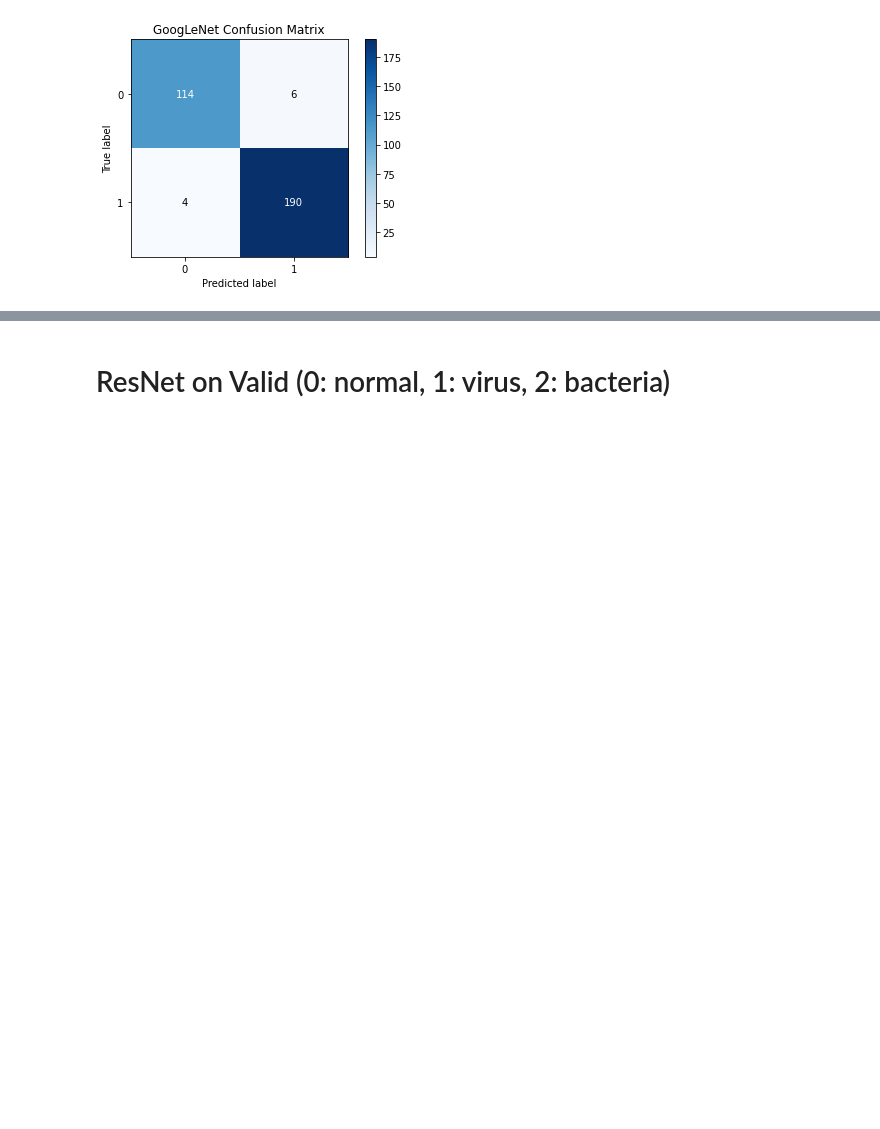
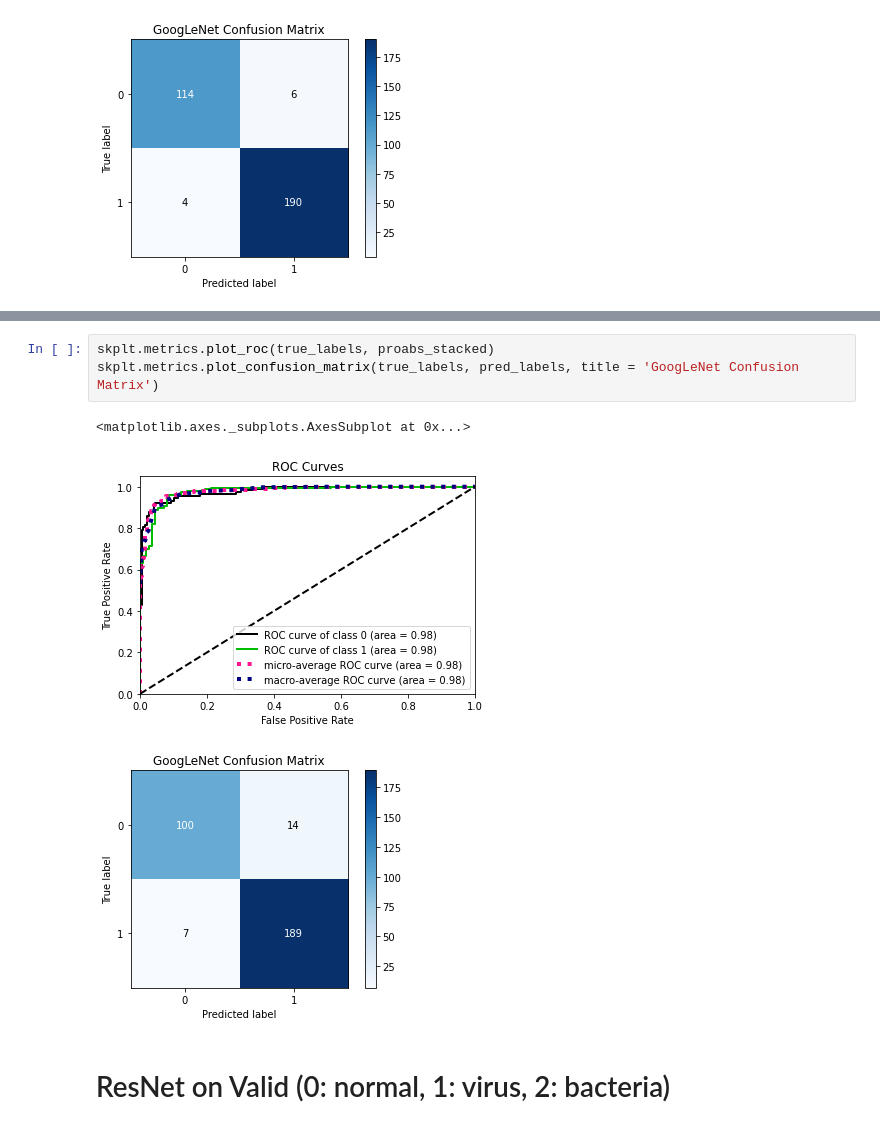
Before and after one commit to zyy2929/DeepLearningForMedicine, a Jupyter notebook: Code/visualization_results.ipynb, the cells around one changed output, grey strips where cells are left out. Drawn from its saved outputs; the diff is of its cells as text; blank space fills up the shorter version.

```diff
--- a/Code/visualization_results.ipynb
+++ b/Code/visualization_results.ipynb
@@ -342,3 +355,10 @@ skplt.metrics.plot_confusion_matrix(goo_true_labels, goo_pred_labels, title = 'G
+# %%
+skplt.metrics.plot_roc(true_labels, proabs_stacked)
+skplt.metrics.plot_confusion_matrix(true_labels, pred_labels, title = 'GoogLeNet Confusion Matrix')
+# %% [output]
+<matplotlib.axes._subplots.AxesSubplot at 0x...>
+[figure, added]
+[figure, added]
 # %% [markdown]
 # ResNet on Valid (0: normal, 1: virus, 2: bacteria)
 # %%
```
Also changed, not shown: parts of 5 cells of this notebook.
